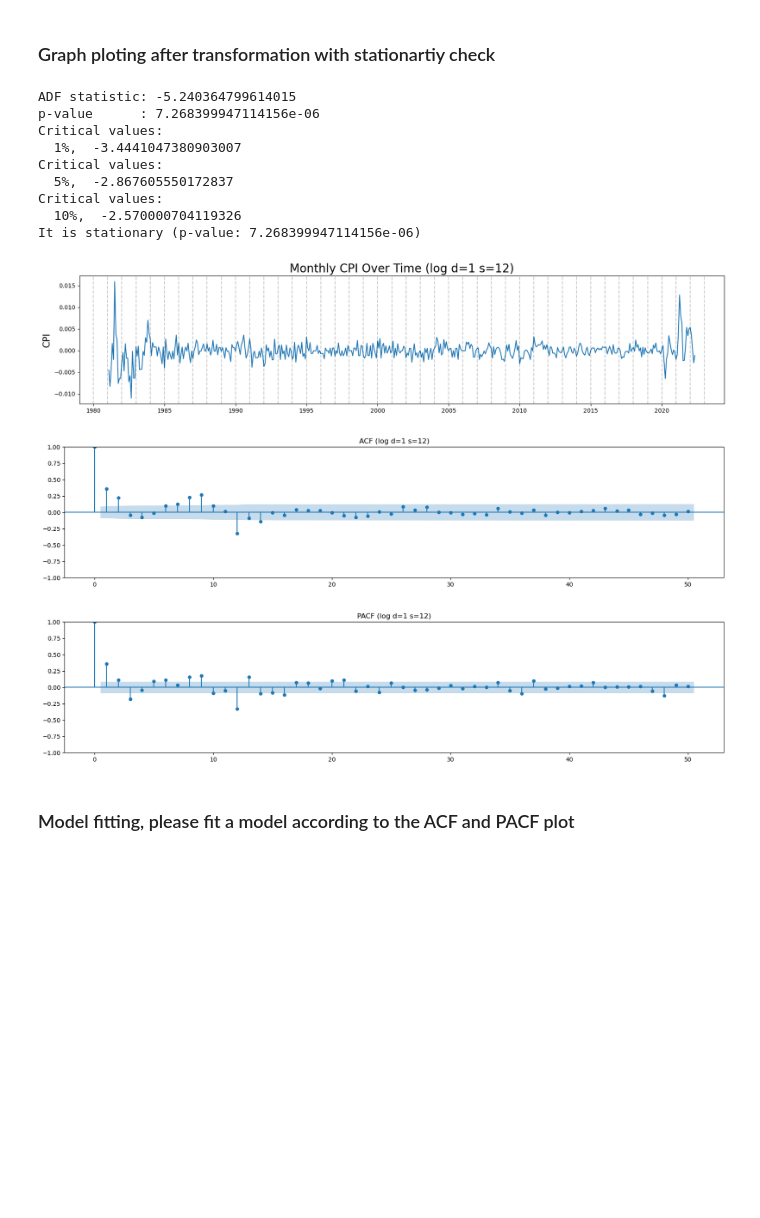
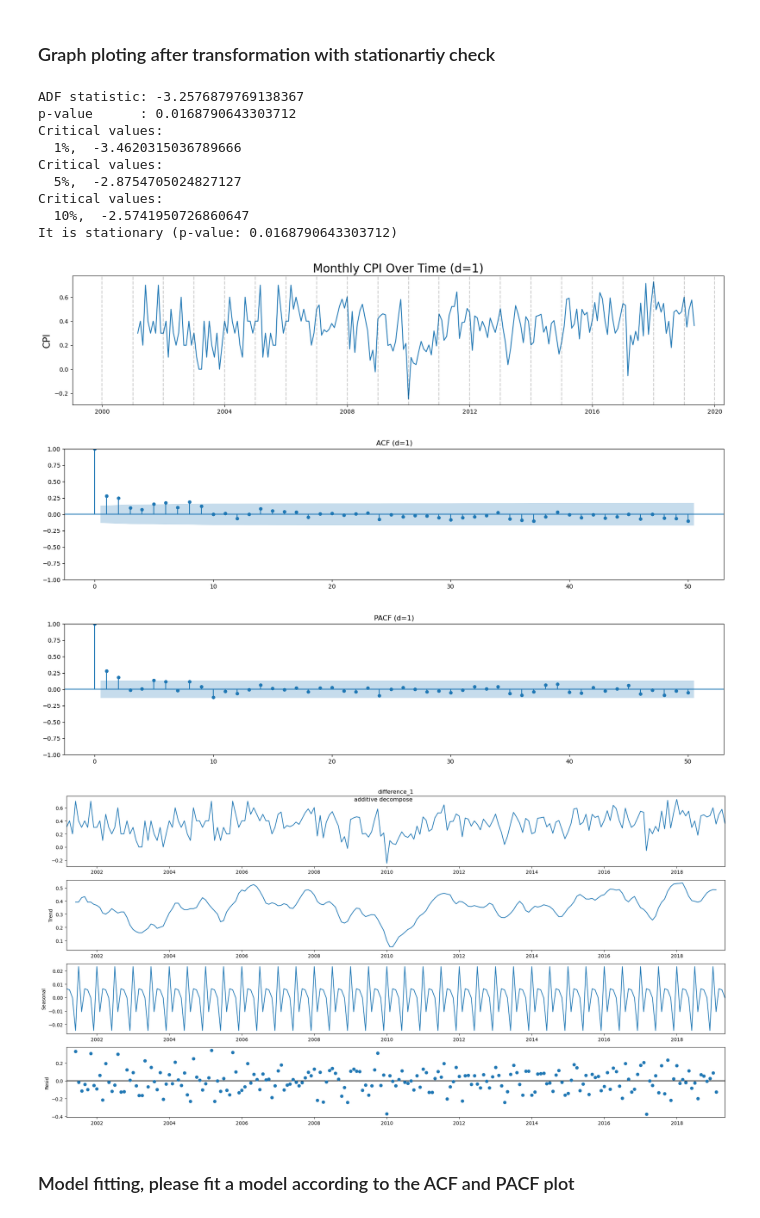
Before and after one commit to edmund844328/STAT4601_TimeSeriesForecasting, a Jupyter notebook: timeSeriesModelPy.ipynb, the cells around one changed output. Cells and saved outputs as stored; diff of their text form; code cells hidden in the pictures; blank space fills up the shorter version.

```diff
--- a/timeSeriesModelPy.ipynb
+++ b/timeSeriesModelPy.ipynb
@@ -47,6 +51,7 @@ df.head()
 ### Data Cleaning
 # %%
 #Data cleaning
+df_clean = df.loc[:,['DATE','CPILFESL']]
 df_clean = df.loc[:,['DATE','CPILFESL']]
 df_clean.rename(columns={'DATE':'date','CPILFESL':'cpi'},inplace=True)
 df_clean['date'] = pd.to_datetime(df_clean.date)
@@ -54,13 +59,16 @@ df_clean['cpi'] = df_clean['cpi'].astype(float)
 df.dropna(inplace=True)
 #Subseting data, Leave some data for forcecasting
 df_clean.set_index('date',inplace=True)
-start_year, end_year = 1980, 2022
+df_raw = df_clean.copy()
+start_year, end_year = 2000, 2019
 start_date = pd.to_datetime(str(start_year) + '-01-01')
 end_date = pd.to_datetime(str(end_year) +'-05-01')
 df_clean = df_clean[start_date:end_date]
+
+df_com = df_raw[pd.to_datetime('2019-06-01'):pd.to_datetime('2019-11-01')]
 df.dropna(inplace=True)
 df_train = df_clean.copy()
-df_clean.head()
+df_clean.tail()
 # %% [output]
 |  | cpi |
 | date |  |
@@ -206,21 +219,22 @@ log_diff1_rseason : stationary (p-value: 7.268399947114156e-06)
 # %%
 #Log Transformation
 # ['after_log','difference_1','difference_2','log_difference_1','log_difference_2', 'log_diff1_rseason']
 # plotAll(dataframe, column, plottitle, plotylabel, startyear, endyear, models='additive', periods=1) multiplicative
-plotAll(df_clean, column='log_diff1_rseason', plottitle='Monthly CPI Over Time', operator='(log d=1 s=12)', plotylabel='CPI', startyear=start_year, endyear=end_year+2, models='additive', periods=6, lag=50, season=False)
+plotAll(df_clean, column='difference_1', plottitle='Monthly CPI Over Time', operator='(d=1)', plotylabel='CPI', startyear=start_year, endyear=end_year+2, models='additive', periods=6, lag=50, season=True)
 # %% [output]
-ADF statistic: -5.240364799614015
-p-value      : 7.268399947114156e-06
+ADF statistic: -3.2576879769138367
+p-value      : 0.0168790643303712
 Critical values:
-  1%,  -3.4441047380903007
+  1%,  -3.4620315036789666
 Critical values:
-  5%,  -2.867605550172837
+  5%,  -2.8754705024827127
 Critical values:
-  10%,  -2.570000704119326
-It is stationary (p-value: 7.268399947114156e-06)
+  10%,  -2.5741950726860647
+It is stationary (p-value: 0.0168790643303712)
-[figure, old version]
+[figure, new version]
-[figure, old version]
+[figure, new version]
-[figure, old version]
+[figure, new version]
+[figure, added]
 # %% [markdown]
 ### Model fitting, please fit a model according to the ACF and PACF plot
 # %%
```
Also changed, not shown: parts of 11 cells of this notebook, 5 other files.
